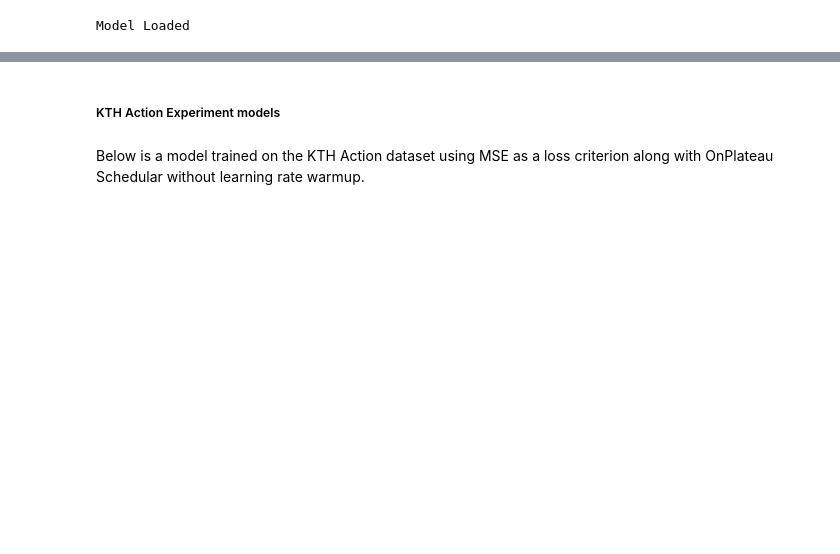
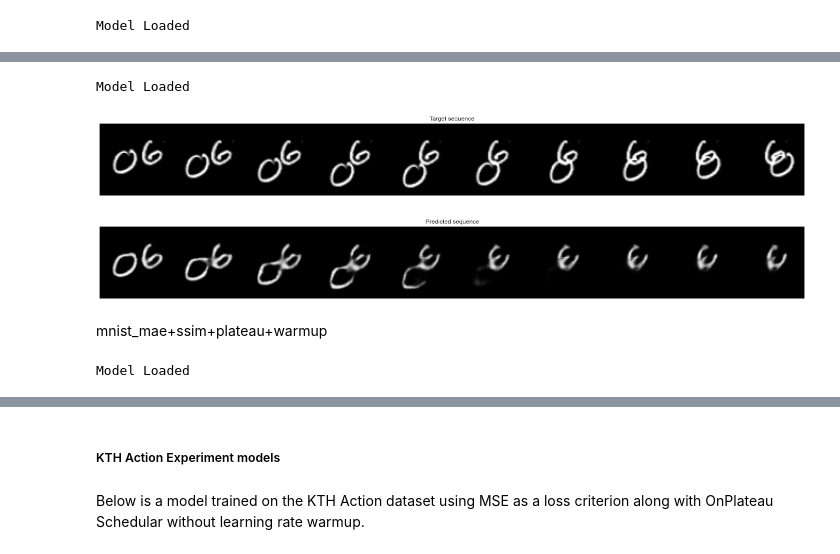
Before and after one commit to vardeep-sandhu/VideoFramePrediction, a Jupyter notebook: docs/Overviewnotebook.ipynb, the cells around one changed output, grey strips where cells are left out. Cells and saved outputs as stored; diff of their text form; code cells hidden in the pictures; blank space fills up the shorter version.

```diff
--- a/docs/Overviewnotebook.ipynb
+++ b/docs/Overviewnotebook.ipynb
@@ -214,0 +224,23 @@ utils.visualise_sample(test_loader_mmnist, model_mae_ssim_explr_mmnist, device,
+# %%
+model = Model()
+print("Model Loaded")
+
+mnist_mae_ssim_explr_warmup, _, epoch = utils.loading_model(model, "C:\\Users\\aysha\\Documents\\Models-MSE\\mnist_mae+ssim+explr+warmup.pth")
+mnist_mae_ssim_explr_warmup= mnist_mae_ssim_explr_warmup.to(device)
+# %% [output]
+Model Loaded
+# %%
+utils.visualise_sample(sample, mnist_mae_ssim_explr_warmup, device, True)
+# %% [output]
+[figure, added]
+[figure, added]
+# %% [markdown]
+mnist_mae+ssim+plateau+warmup
+# %%
+model = Model()
+print("Model Loaded")
+
+mnist_mae_ssim_plateau_warmup, _, epoch = utils.loading_model(model, "C:\\Users\\aysha\\Documents\\Models-MSE\\mnist_mae+ssim+plateau+warmup.pth")
+mnist_mae_ssim_plateau_warmup= mnist_mae_ssim_plateau_warmup.to(device)
+# %% [output]
+Model Loaded
```
Also changed, not shown: parts of 18 cells of this notebook.
